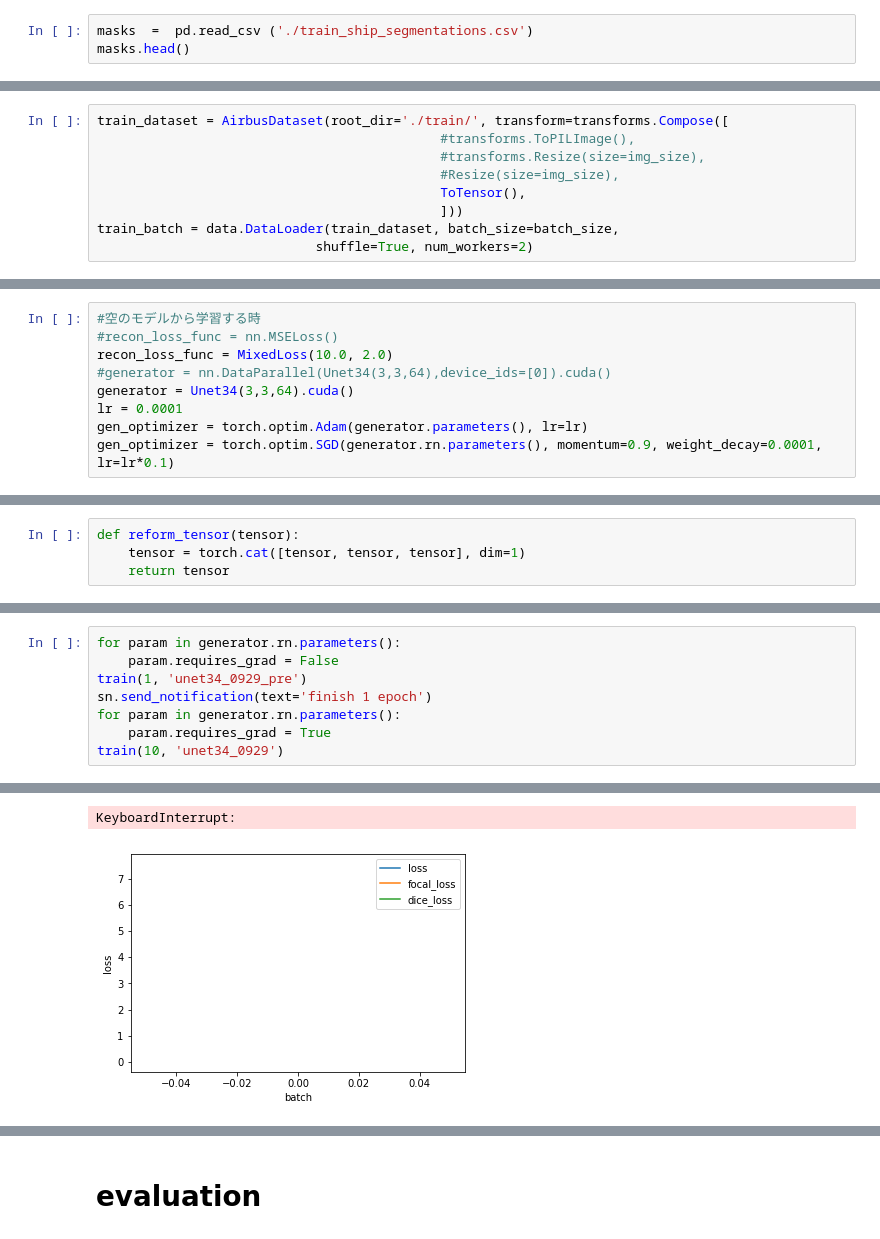
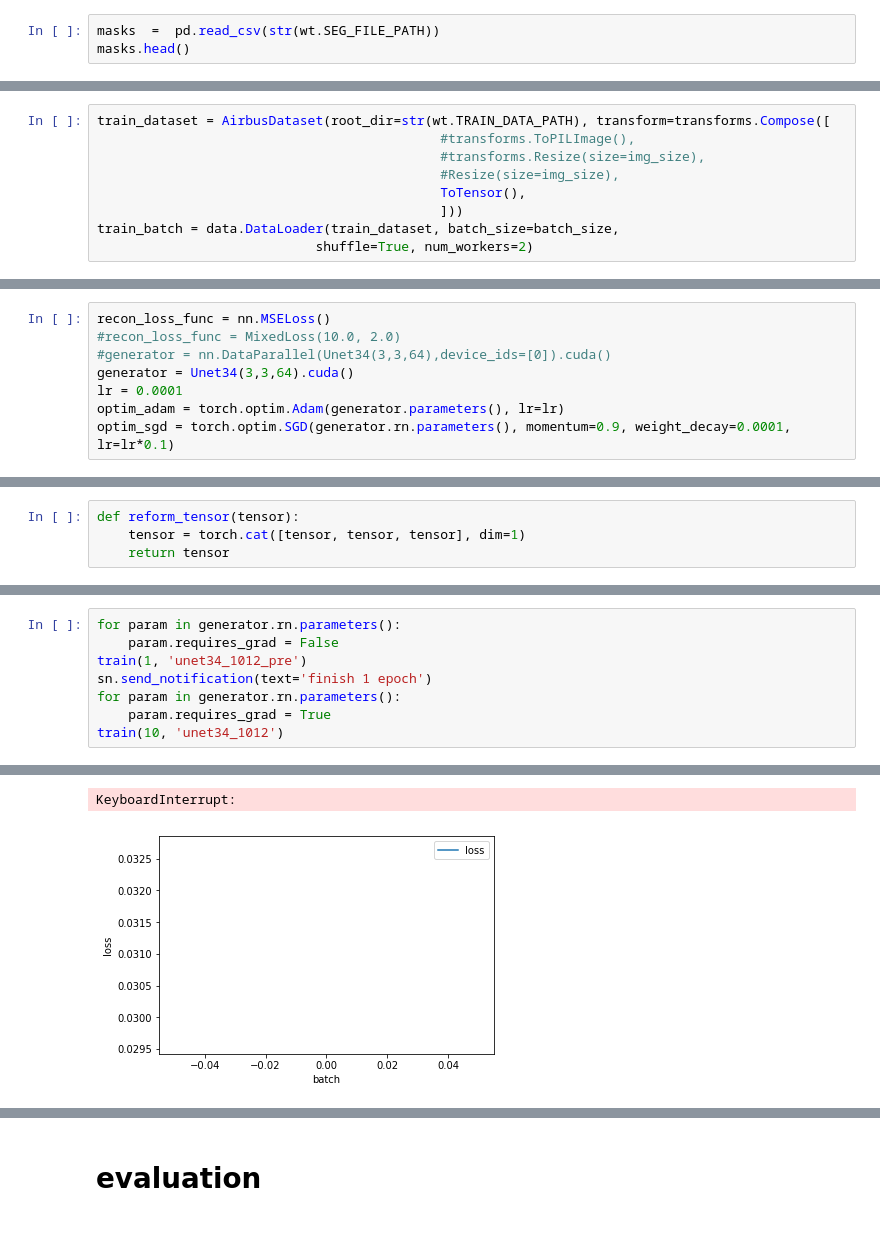
Before and after one commit to Kaggle-MechB/AirbusShipDetection-Unet, a Jupyter notebook: unet34.ipynb, the cells around one changed output, grey strips where cells are left out. Saved outputs shown, nothing was run; the diff lists cells and outputs as text.

```diff
--- a/unet34.ipynb
+++ b/unet34.ipynb
@@ -25,7 +29,7 @@ import slack_notification as sn
 # %% [markdown]
 # Preprocessing
 # %%
-masks  =  pd.read_csv ('./train_ship_segmentations.csv')
+masks  =  pd.read_csv(str(wt.SEG_FILE_PATH))
 masks.head()
 # %% [output]
 |  | ImageId | EncodedPixels |
@@ -258,7 +262,7 @@ def to_tensor(pic):
     else:
         return img
 # %%
-train_dataset = AirbusDataset(root_dir='./train/', transform=transforms.Compose([
+train_dataset = AirbusDataset(root_dir=str(wt.TRAIN_DATA_PATH), transform=transforms.Compose([
                                             #transforms.ToPILImage(),
                                             #transforms.Resize(size=img_size),
                                             #Resize(size=img_size),
@@ -478,14 +465,13 @@ def dice_loss(input, target):
         return torch.Tensor([1])
     return result
 # %%
-#空のモデルから学習する時
-#recon_loss_func = nn.MSELoss()
-recon_loss_func = MixedLoss(10.0, 2.0)
+recon_loss_func = nn.MSELoss()
+#recon_loss_func = MixedLoss(10.0, 2.0)
 #generator = nn.DataParallel(Unet34(3,3,64),device_ids=[0]).cuda()
 generator = Unet34(3,3,64).cuda()
 lr = 0.0001
-gen_optimizer = torch.optim.Adam(generator.parameters(), lr=lr)
-gen_optimizer = torch.optim.SGD(generator.rn.parameters(), momentum=0.9, weight_decay=0.0001, lr=lr*0.1)
+optim_adam = torch.optim.Adam(generator.parameters(), lr=lr)
+optim_sgd = torch.optim.SGD(generator.rn.parameters(), momentum=0.9, weight_decay=0.0001, lr=lr*0.1)
 # %% [output]
 ------Initiating U-Net34------
 # %% [markdown]
@@ -557,9 +541,9 @@ def train(epoch, save_folder_name):
 # %%
 for param in generator.rn.parameters():
     param.requires_grad = False
-train(1, 'unet34_0929_pre')
+train(1, 'unet34_1012_pre')
 sn.send_notification(text='finish 1 epoch')
 for param in generator.rn.parameters():
     param.requires_grad = True
-train(10, 'unet34_0929')
+train(10, 'unet34_1012')
 # %% [output]
@@ -588,2 +571,2 @@ RuntimeError: DataLoader worker (pid 13430) exited unexpectedly with exit code 1
 KeyboardInterrupt:
-[figure, old version]
+[figure, new version]
```
Also changed, not shown: parts of 14 cells of this notebook, 2 other files.
